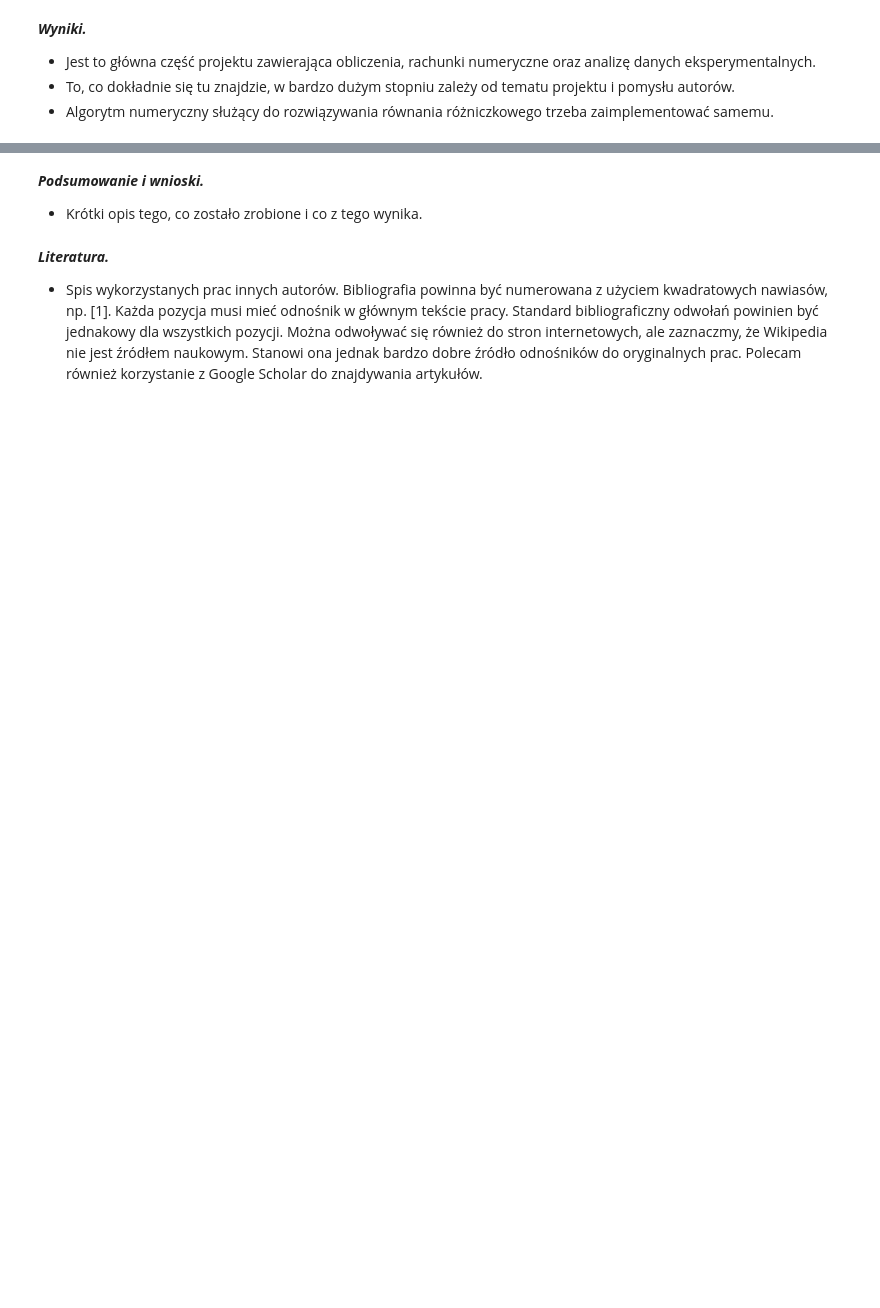
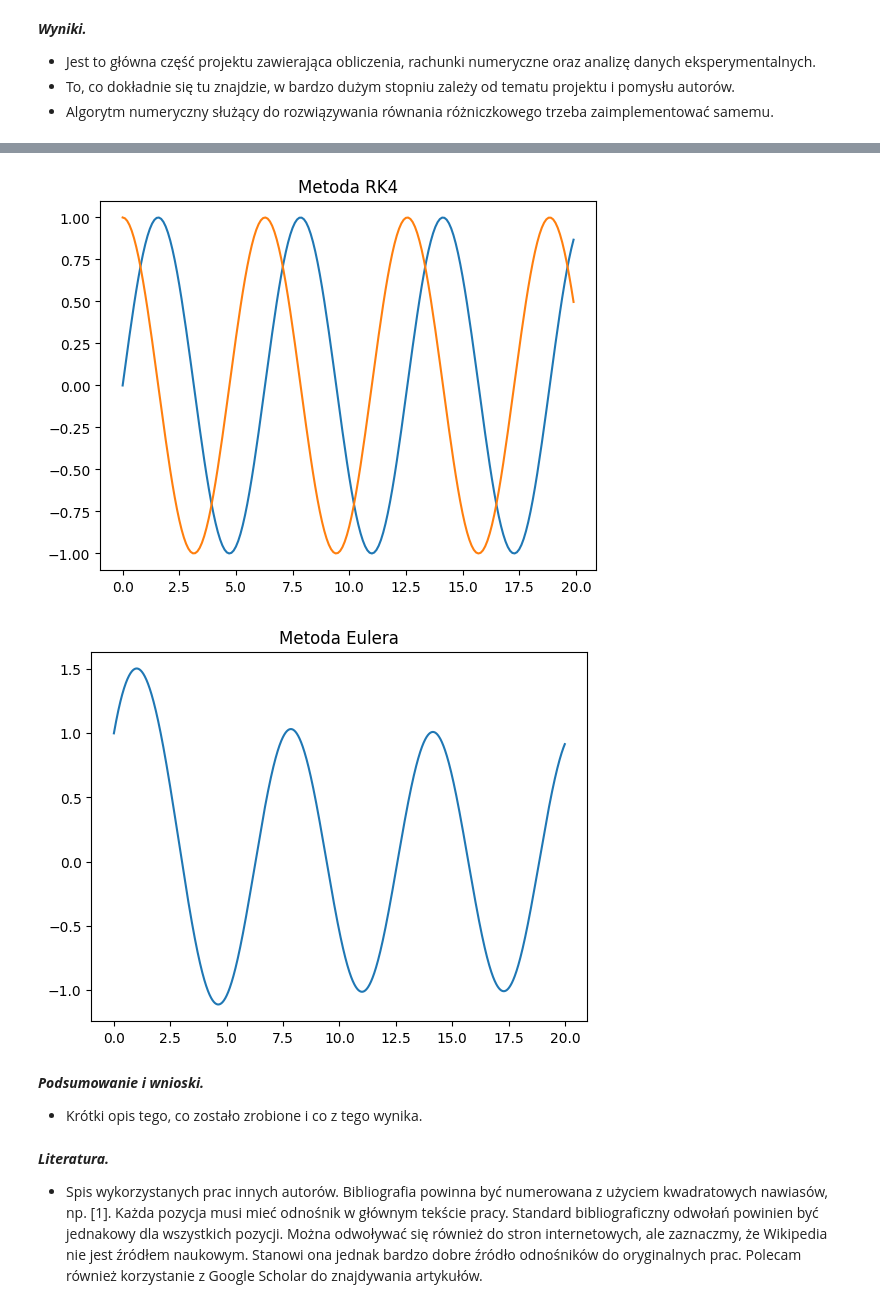
Before and after one commit to MariaNowacka/projekt_rozniczki, a Jupyter notebook: Cieslik_Nowacka.ipynb, the cells around one changed output, grey strips where cells are left out. Cells and saved outputs as stored; diff of their text form; code cells hidden in the pictures; blank space fills up the shorter version.

```diff
--- a/Cieslik_Nowacka.ipynb
+++ b/Cieslik_Nowacka.ipynb
@@ -77,3 +114,79 @@ samemu.
+# %%
+import math
+
+import numpy as np
+import pylab as py
+
+def RK4(f, x0, t0, tk, h):
+    """Metoda numeryczna Runge-Kutta czwartego rzędu"""
+    t = np.arange(t0, tk, h)
+    N = len(t)
+    if hasattr(x0, "__len__"):
+        x = np.zeros((N, len(x0)))
+    else:
+        x = np.zeros(N)
+    x[0] = np.array(x0)
+    for i in range(1, N):
+        k1 = h * f(t[i-1], x[i-1])
+        k2 = h * f(t[i-1] + h*0.5, x[i-1] + 0.5*k1)
+        k3 = h * f(t[i-1] + h*0.5, x[i-1] + 0.5*k2)
+        k4 = h * f(t[i-1] + h, x[i-1] + k3)
+        x[i] = np.array(x[i-1] + (k1 + 2.0*k2 + 2.0*k3 + k4) / 6)
+    return t, x
+
+def oscylator(t, y):
+    f0 = 1.0
+    w0 = 1.0
+    Gamma = 1.0
+    W = oscylator.W
+
+    x = y[0]
+    xdot = y[1]
+    return np.array([xdot, f0 * math.cos(W * t) - Gamma * xdot - w0**2 * x])
+
+oscylator.W = 1.0
+
+# Użyj argumentu color, aby ustawić kolor na żółty
+py.plot(*RK4(oscylator, [0.0, 1.0], 0.0, 20.0, 0.1))
+py.title('Metoda RK4')
+py.show()
+
+#metoda Explicit Euler
+#f - funkcja f z rownania
+#x0-wartosc poczatkowa
+#t0-czas poczatkowy
+#tk-czas koncowy
+#h-krok czasowy
+
+def EE(f,x0,t0,tk,h):
+    #generujemy wektor czasow
+    t=np.arange(t0,tk,h)
+
+    #liczba krokow czasowych
+    N=len(t)
+
+    #wektor wynikowy
+    if hasattr(x0, "__len__"): x=np.zeros((N,len(x0))) # gdy mamy do czynienia w równaniem wektorowym
+    else: x=np.zeros(N) #dla przypadku skalarnego
+
+    #wpisujemy wartosc poczatkowa
+    x[0]=np.array(x0)
+    #index
+    i=1
+    #petla glowna
+    while (i<N):
+        x[i]=np.array(x[i-1]+h*f(t[i-1],x[i-1]))
+        i+=1
+    return t,x
+
+oscylator.W = 1.0
+t,x=EE(oscylator,[1.0,1.0],0.0,20,0.01)
+py.plot(t,x[:,0])
+py.title('Metoda Eulera')
+py.show()
+# %% [output]
+[figure, added]
+[figure, added]
 # %% [markdown]
 ***Podsumowanie i wnioski.***
 - Krótki opis tego, co zostało zrobione i co z tego wynika.
```
Also changed, not shown: parts of 13 cells of this notebook.
